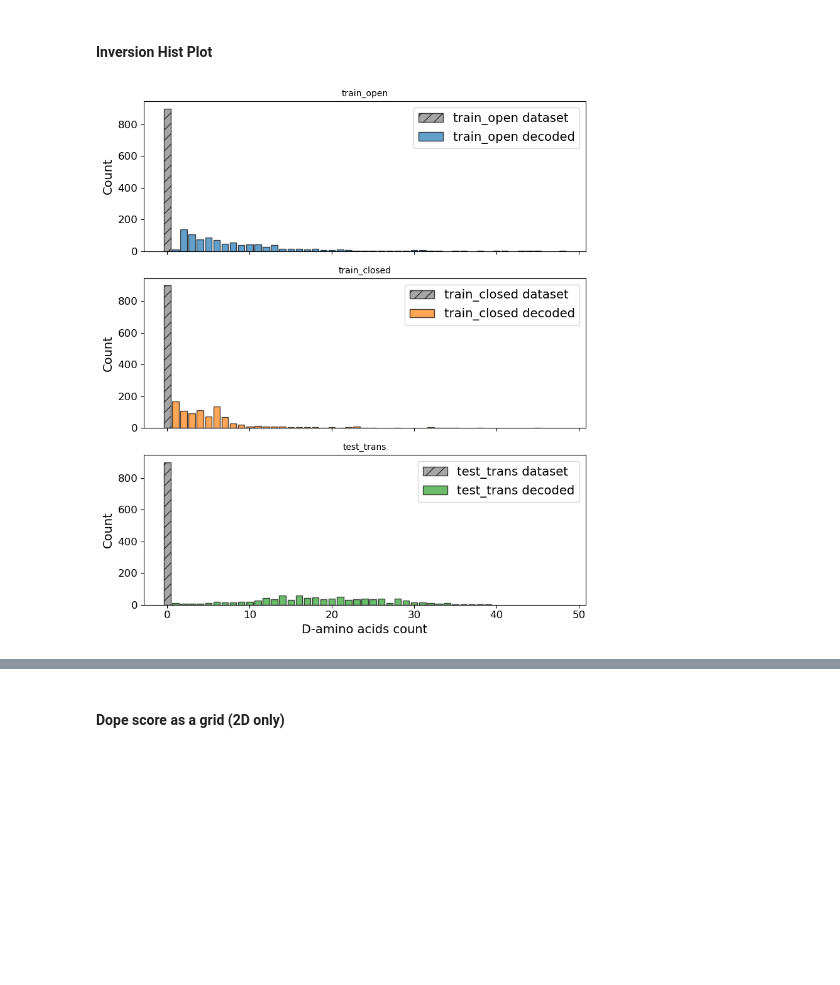
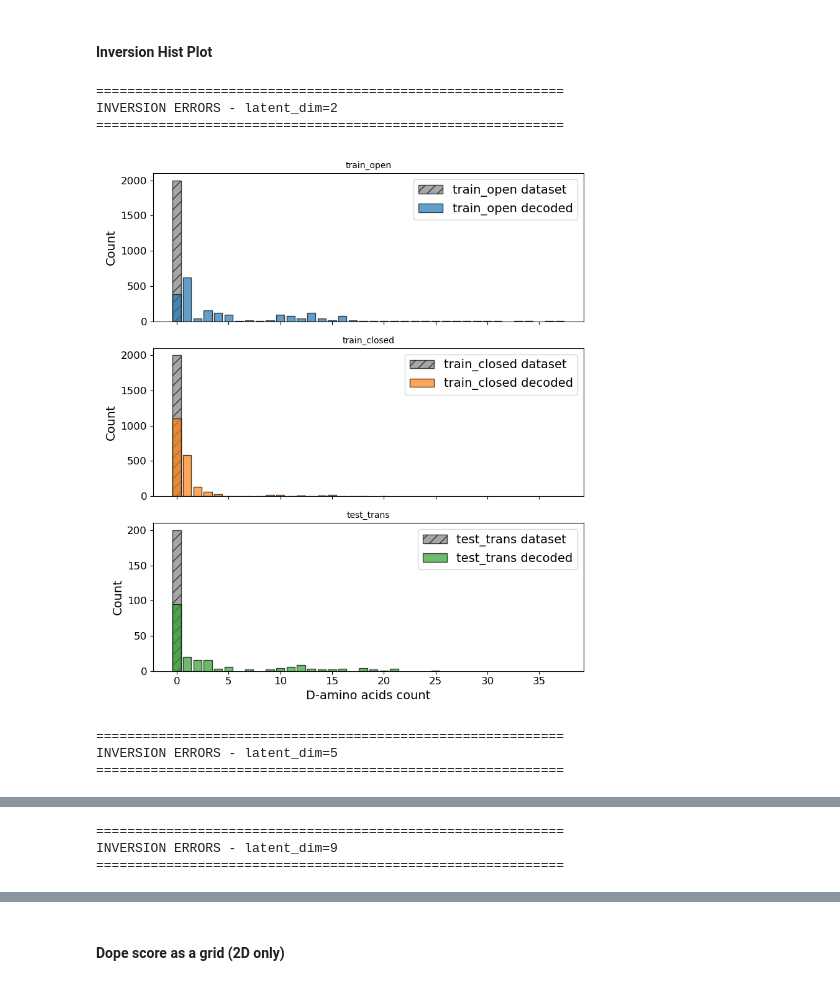
Before and after one commit to briandaniel14/molearn, a Jupyter notebook: analysis/cnn_multi_dim.ipynb, the cells around one changed output, grey strips where cells are left out. Saved outputs shown, nothing was run; the diff lists cells and outputs as text; code cells hidden in the pictures; blank space fills up the shorter version.

```diff
--- a/analysis/cnn_multi_dim.ipynb
+++ b/analysis/cnn_multi_dim.ipynb
@@ -32,21 +32,21 @@ mean = json.load(open("../data/data_statistics_full.json"))["mean"]
 std = json.load(open("../data/data_statistics_full.json"))["std"]
 
 data_closed = PDBData(
-    filename=["../data/full_MurD_closed.pdb"],
+    filename=["../data/full_murd_closed.pdb"],
     atoms=atoms,
     fix_terminal=True,
 )
 _ = data_closed.prepare_dataset(mean=mean, std=std)
 
 data_open = PDBData(
-    filename=["../data/full_MurD_open.pdb"],
+    filename=["../data/full_murd_open.pdb"],
     atoms=atoms,
     fix_terminal=True,
 )
 _ = data_open.prepare_dataset(mean=mean, std=std)
 
 data_test = PDBData(
-    filename=["../data/MurD_closed_apo.pdb"],
+    filename=["../data/full_murd_closed_open_1.pdb"],
     atoms=atoms,
     fix_terminal=True,
 )
@@ -187,7 +187,7 @@ plt.show()
 # %%
 from molearn.analysis.plot import plot_rmsd_hist
 
-latent_dims = [2, 4, 10]
+latent_dims = [2, 5, 9]
 
 for latent_dim in latent_dims:
     rmsd_train_open = MAs[latent_dim].get_error('train_open')
@@ -263,10 +264,21 @@ BOND LENGTH DISTRIBUTIONS - latent_dim=10
 # %%
 inversion_plot_data = [('train_open', 'train_open', "#1f77b4"),
                        ('train_closed', 'train_closed',"#ff7f0e"),
                        ('test_trans', 'test_trans', "#2ca02c")]
 
-plot_inversion_hist(MAs[2],
-                    plot_data = inversion_plot_data,
-                    )
+for latent_dim in latent_dims:
+    print("=" * 60)
+    print(f"INVERSION ERRORS - latent_dim={latent_dim}")
+    print("=" * 60)
+
+    plot_inversion_hist(MAs[latent_dim],
+                        plot_data = inversion_plot_data,
+                        )
 # %% [output]
+============================================================
+INVERSION ERRORS - latent_dim=2
+============================================================
-[figure, old version]
+[figure, new version]
+============================================================
+INVERSION ERRORS - latent_dim=5
+============================================================
@@ -272,0 +286,3 @@ plot_inversion_hist(MAs[2],
+============================================================
+INVERSION ERRORS - latent_dim=9
+============================================================
```
Also changed, not shown: parts of 11 cells of this notebook, 47 other files.
